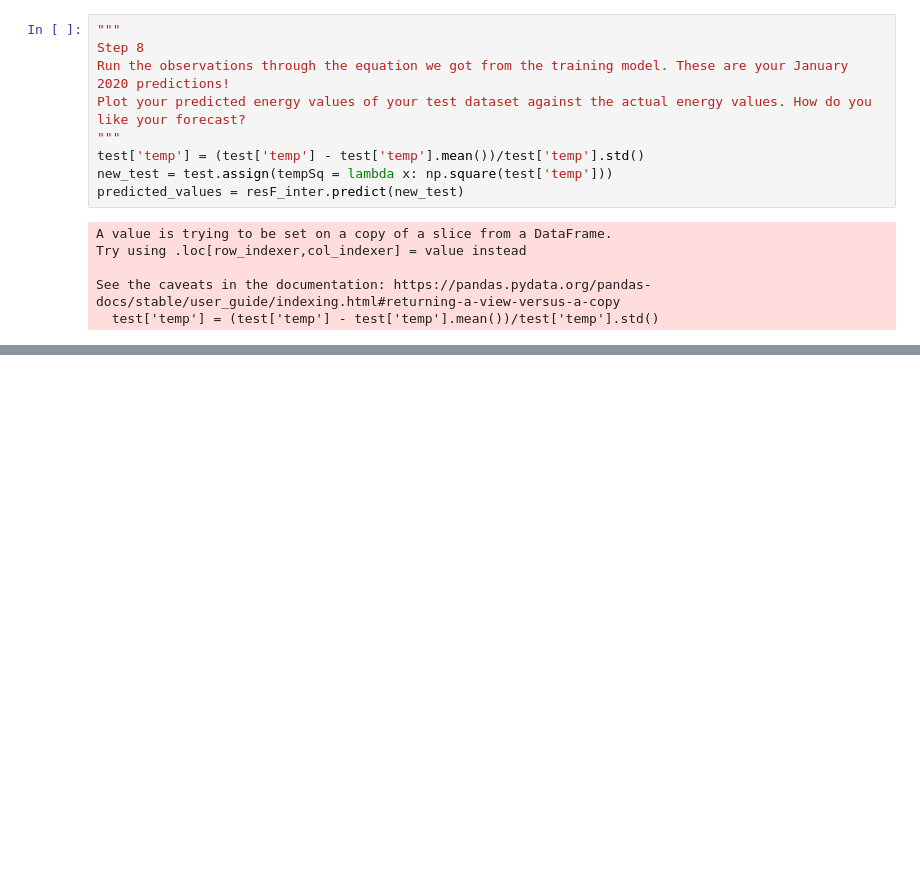
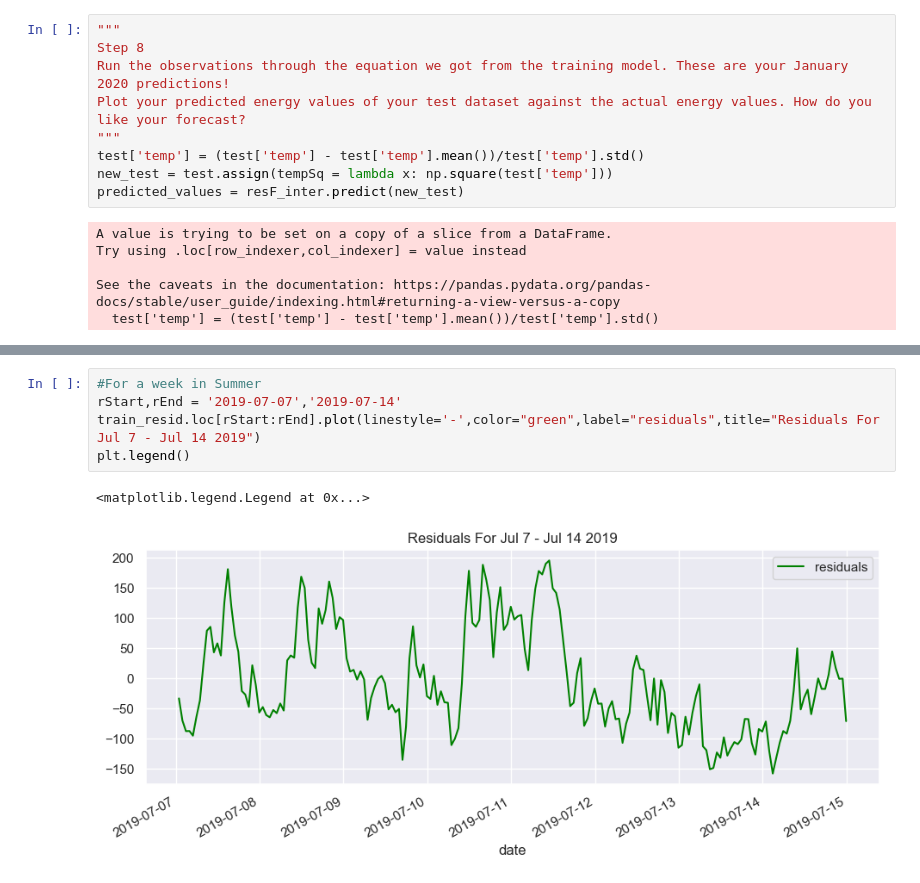
Before and after one commit to vjem/energy_tsf, a Jupyter notebook: energyForecasting.ipynb, the cells around one changed output, grey strips where cells are left out. Cells and saved outputs as stored; diff of their text form; blank space fills up the shorter version.

```diff
--- a/energyForecasting.ipynb
+++ b/energyForecasting.ipynb
@@ -619,0 +667,8 @@ pandas.core.series.Series
+# %%
+#For a week in Summer
+rStart,rEnd = '2019-07-07','2019-07-14'
+train_resid.loc[rStart:rEnd].plot(linestyle='-',color="green",label="residuals",title="Residuals For Jul 7 - Jul 14 2019")
+plt.legend()
+# %% [output]
+<matplotlib.legend.Legend at 0x...>
+[figure, added]
```
Also changed, not shown: parts of 22 cells of this notebook.
